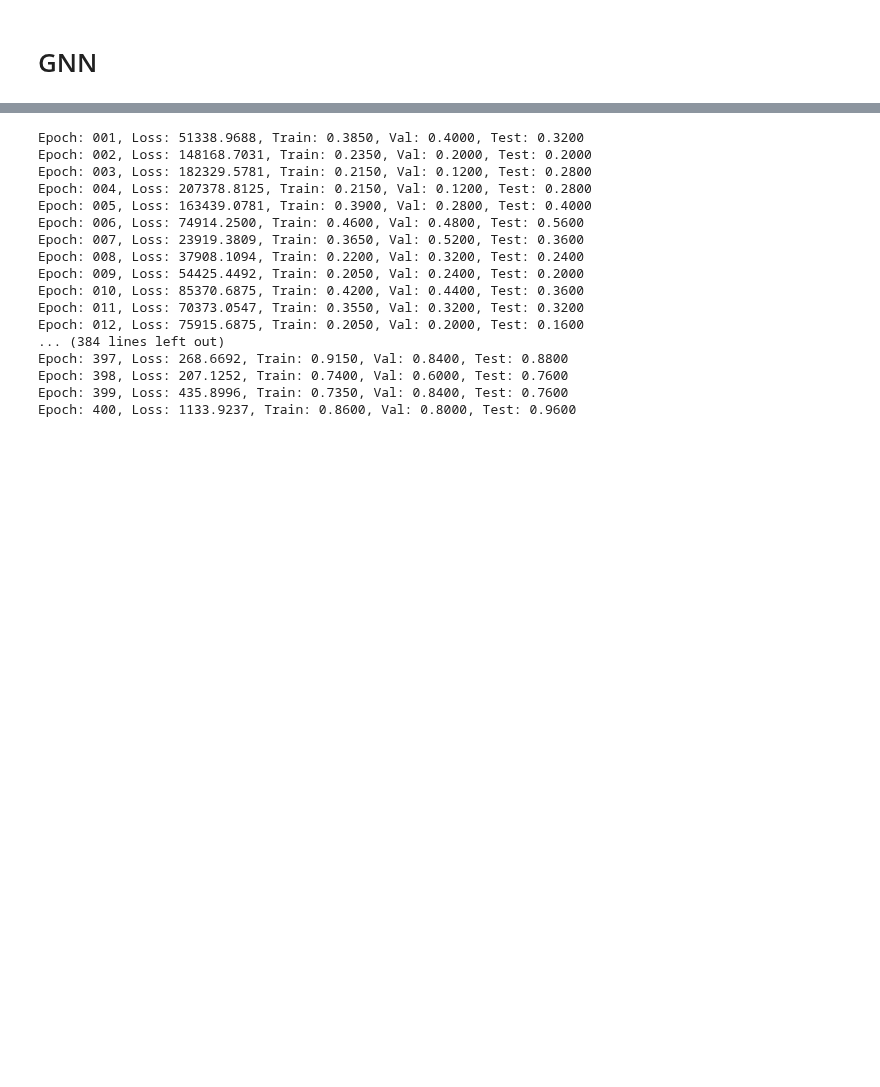
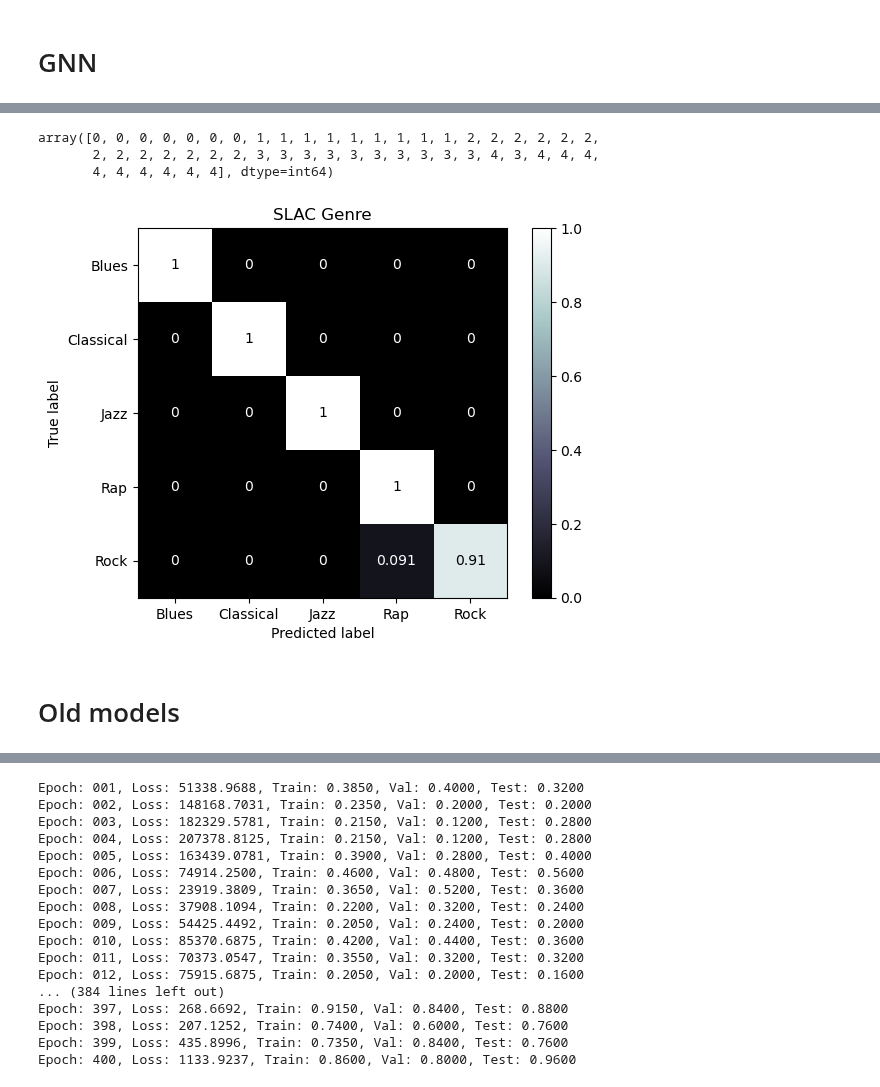
Before and after one commit to KottonP/midi2vec-master, a Jupyter notebook: Slac Hetero Graph.ipynb, the cells around one changed output, grey strips where cells are left out. Cells and saved outputs as stored; diff of their text form; code cells hidden in the pictures; blank space fills up the shorter version.

Commit message:
Implemented cross-validation and voting testing

```diff
--- a/Slac Hetero Graph.ipynb
+++ b/Slac Hetero Graph.ipynb
@@ -414,0 +536,40 @@ for fold, (train_idx, test_idx,
+# %%
+def voting(models, dataset):
+    dataset = T.RandomNodeSplit(num_val=0.1, num_test=0.2)(dataset)
+    mask = dataset['MIDI'].test_mask
+    test_predictions = get_predictions(models, dataset, mask)
+
+    # Combine predictions using voting
+    stacked_predictions = torch.stack(test_predictions)
+    voted_predictions, _ = torch.mode(stacked_predictions, dim=0)
+
+    # Convert to numpy array
+    return voted_predictions.to('cpu').numpy(), mask
+
+
+def get_predictions(models, dataset, mask):
+    predictions = []
+    for model in models:
+        model.to(device)
+        model.eval()
+        with torch.no_grad():
+            outputs = model(dataset.x_dict, dataset.edge_index_dict)['MIDI'].argmax(dim=-1)[mask]
+            predictions.append(outputs)
+    return predictions
+# %%
+predicted, mask = voting(models, H_5)
+
+predicted
+# %% [output]
+array([0, 0, 0, 0, 0, 0, 0, 1, 1, 1, 1, 1, 1, 1, 1, 1, 2, 2, 2, 2, 2, 2,
+       2, 2, 2, 2, 2, 2, 2, 3, 3, 3, 3, 3, 3, 3, 3, 3, 3, 4, 3, 4, 4, 4,
+       4, 4, 4, 4, 4, 4], dtype=int64)
+# %%
+disp = ConfusionMatrixDisplay.from_predictions(y_true=lb.inverse_transform(H_5['MIDI'].y[mask].to('cpu')), y_pred=lb.inverse_transform(predicted), cmap='bone', normalize='true')
+
+disp.ax_.set_title('SLAC Genre')
+plt.show()
+# %% [output]
+[figure, added]
+# %% [markdown]
+# Old models
```
Also changed, not shown: parts of 14 cells of this notebook, 1 other file.
